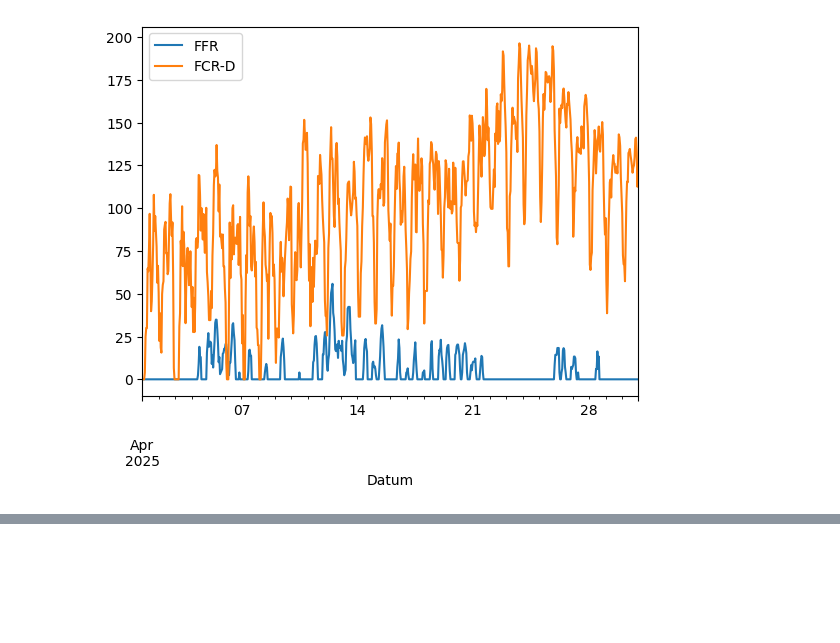
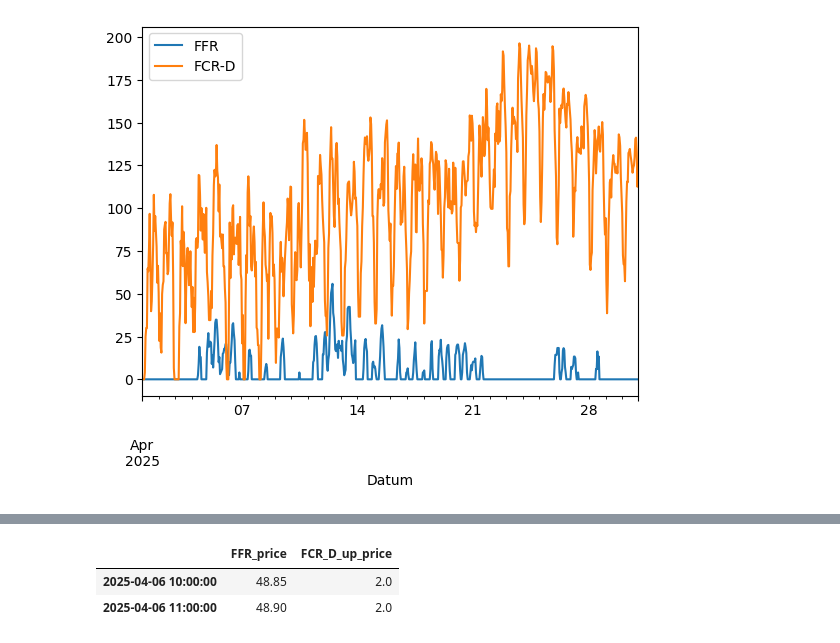
Before and after one commit to cvonholly/dvpp_reward_mechanism, a Jupyter notebook: frequency_analysis.ipynb, the cells around one changed output, grey strips where cells are left out. Cells and saved outputs as stored; diff of their text form; code cells hidden in the pictures; blank space fills up the shorter version.

```diff
--- a/frequency_analysis.ipynb
+++ b/frequency_analysis.ipynb
@@ -63,3 +67,6 @@ df_april.plot()
 # %% [output]
 <Axes: xlabel='Datum'>
 [figure]
+# %%
+start_date, end_date = pd.to_datetime(['2025-04-06 10:00:00', '2025-04-06 11:00:00'])
+df_april.loc[start_date:end_date, 'FFR']
@@ -65,0 +80,8 @@ df_april.plot()
+# %%
+wind_solar_dc_gains, probs_15_min, prices = get_wind_solar_dc_gains(hourly_average=True)
+# %%
+prices.loc[start_date:end_date]
+# %% [output]
+|  | FFR_price | FCR_D_up_price |
+| 2025-04-06 10:00:00 | 48.85 | 2.0 |
+| 2025-04-06 11:00:00 | 48.90 | 2.0 |
```
Also changed, not shown: parts of 15 cells of this notebook, 8 other files.
